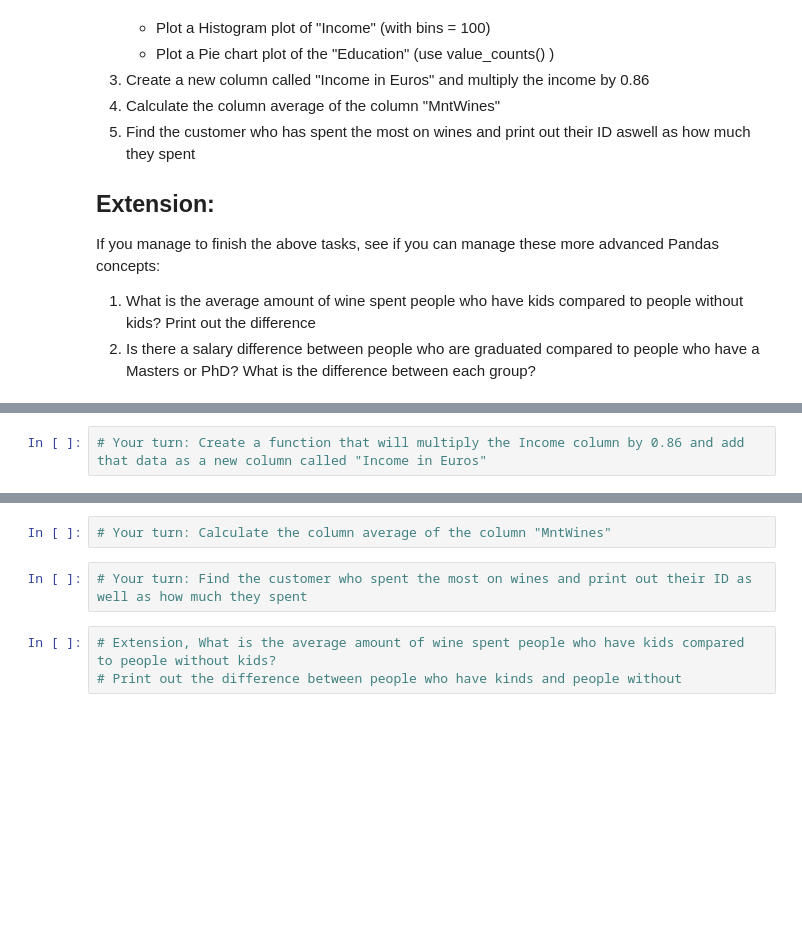
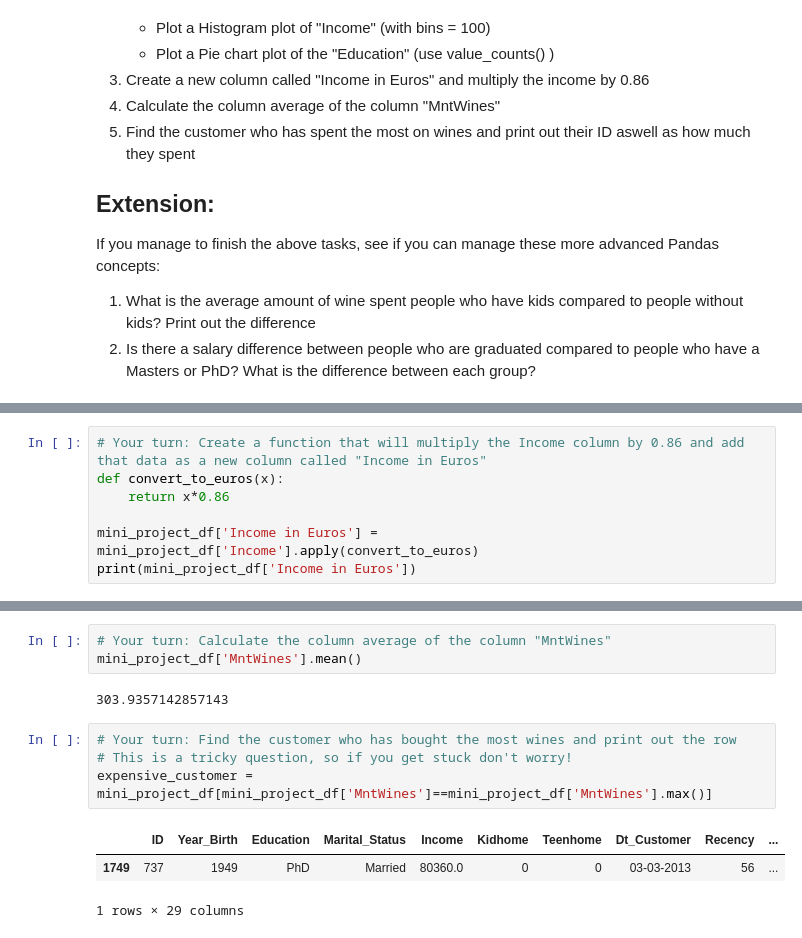
Before and after one commit to VCCBeginnerCoding/katacoda-scenarios, a Jupyter notebook: extras/Week4-Answers.ipynb, the cells around one changed output, grey strips where cells are left out. Cells and saved outputs as stored; diff of their text form; blank space fills up the shorter version.

```diff
--- a/extras/Week4-Answers.ipynb
+++ b/extras/Week4-Answers.ipynb
@@ -198,2 +212,7 @@ mini_project_df['Income'].plot(kind='hist', bins=100)
 # %%
 # Your turn: Create a function that will multiply the Income column by 0.86 and add that data as a new column called "Income in Euros"
+def convert_to_euros(x):
+    return x*0.86
+
+mini_project_df['Income in Euros'] = mini_project_df['Income'].apply(convert_to_euros)
+print(mini_project_df['Income in Euros'])
@@ -200,7 +232,13 @@ mini_project_df['Income'].plot(kind='hist', bins=100)
 # %%
 # Your turn: Calculate the column average of the column "MntWines"
+mini_project_df['MntWines'].mean()
+# %% [output]
+303.9357142857143
-# %%
-# Your turn: Find the customer who spent the most on wines and print out their ID as well as how much they spent
-# %%
-# Extension, What is the average amount of wine spent people who have kids compared to people without kids?
-# Print out the difference between people who have kinds and people without
+# %%
+# Your turn: Find the customer who has bought the most wines and print out the row
+# This is a tricky question, so if you get stuck don't worry!
+expensive_customer = mini_project_df[mini_project_df['MntWines']==mini_project_df['MntWines'].max()]
+# %% [output]
+|  | ID | Year_Birth | Education | Marital_Status | Income | Kidhome | Teenhome | Dt_Customer | Recency | ... |
+| 1749 | 737 | 1949 | PhD | Married | 80360.0 | 0 | 0 | 03-03-2013 | 56 | ... |
+1 rows × 29 columns
```
Also changed, not shown: parts of 7 cells of this notebook, 2 other files.
